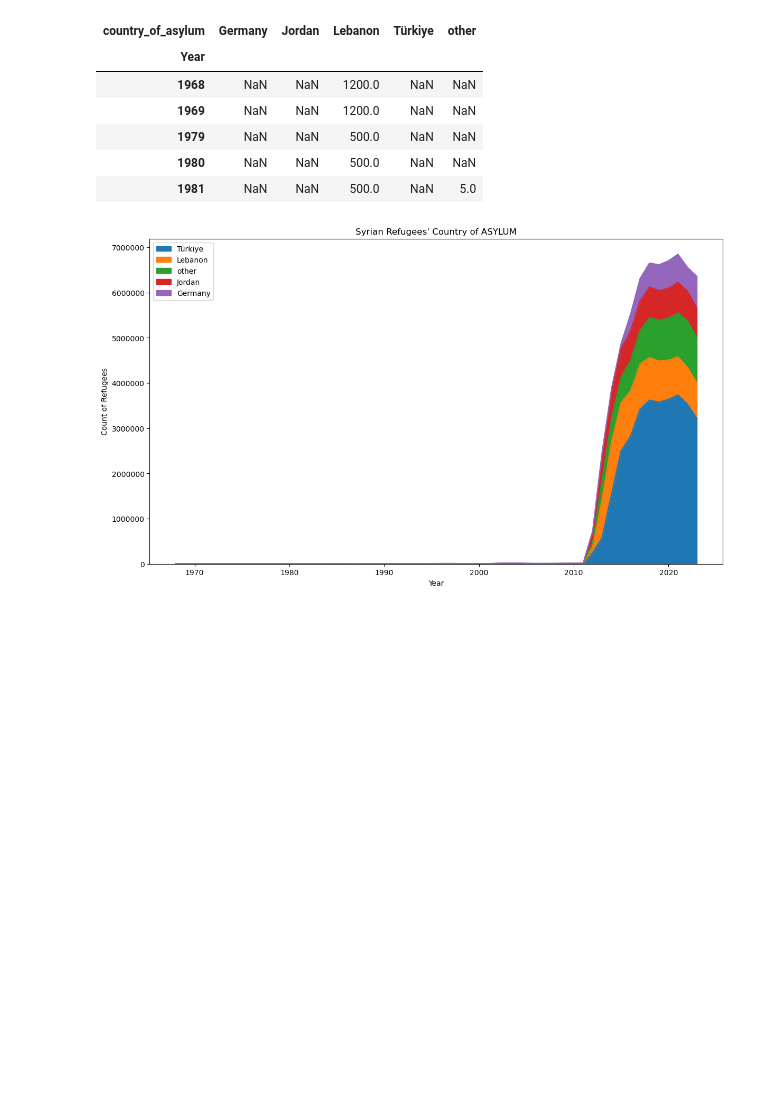
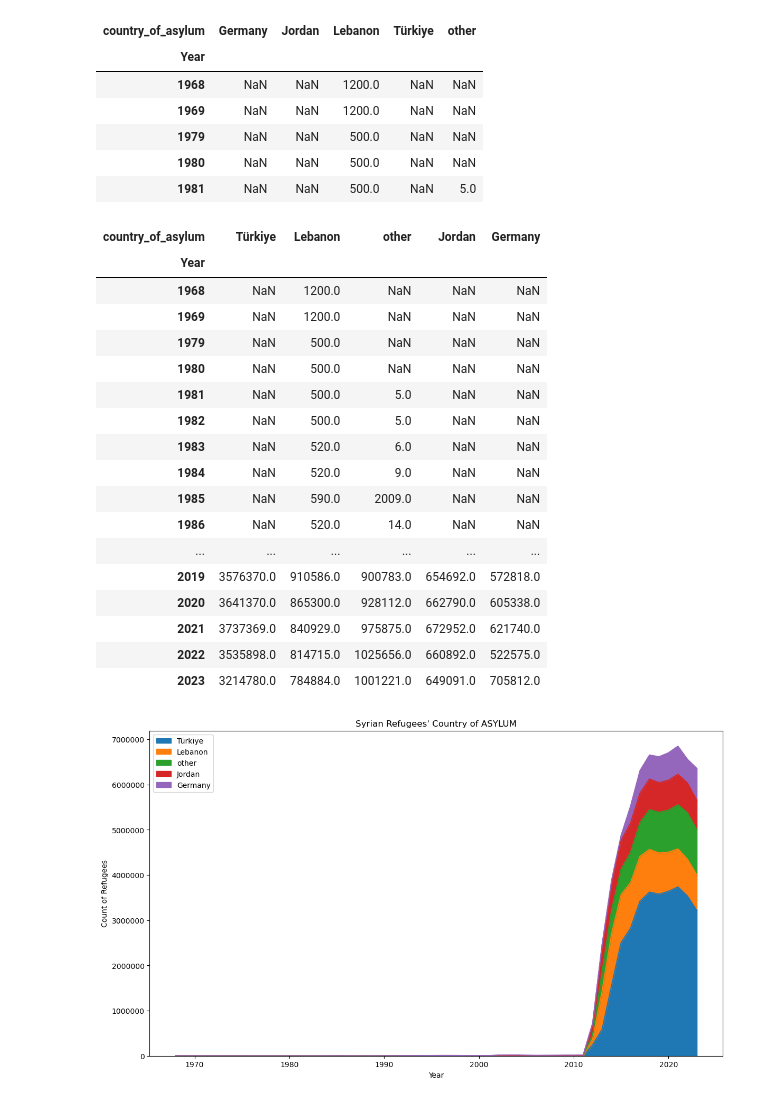
Before and after one commit to ryanhartman247/capstone_refugees_da12, a Jupyter notebook: notebooks/population_totals.ipynb, the cells around one changed output. Saved outputs shown, nothing was run; the diff lists cells and outputs as text; code cells hidden in the pictures; blank space fills up the shorter version.

```diff
--- a/notebooks/population_totals.ipynb
+++ b/notebooks/population_totals.ipynb
@@ -722,6 +745,27 @@ total_refugees_by_country_syria = syria_pivot.sum(axis=0)
 
 # Step 2: Sort the columns of the DataFrame by the total refugee count (from most to least)
 syria_pivot_sorted = syria_pivot[total_refugees_by_country_syria.sort_values(ascending=False).index]
+# %%
+syria_pivot_sorted
+# %% [output]
+| country_of_asylum | Türkiye | Lebanon | other | Jordan | Germany |
+| Year |  |  |  |  |  |
+| 1968 | NaN | 1200.0 | NaN | NaN | NaN |
+| 1969 | NaN | 1200.0 | NaN | NaN | NaN |
+| 1979 | NaN | 500.0 | NaN | NaN | NaN |
+| 1980 | NaN | 500.0 | NaN | NaN | NaN |
+| 1981 | NaN | 500.0 | 5.0 | NaN | NaN |
+| 1982 | NaN | 500.0 | 5.0 | NaN | NaN |
+| 1983 | NaN | 520.0 | 6.0 | NaN | NaN |
+| 1984 | NaN | 520.0 | 9.0 | NaN | NaN |
+| 1985 | NaN | 590.0 | 2009.0 | NaN | NaN |
+| 1986 | NaN | 520.0 | 14.0 | NaN | NaN |
+| ... | ... | ... | ... | ... | ... |
+| 2019 | 3576370.0 | 910586.0 | 900783.0 | 654692.0 | 572818.0 |
+| 2020 | 3641370.0 | 865300.0 | 928112.0 | 662790.0 | 605338.0 |
+| 2021 | 3737369.0 | 840929.0 | 975875.0 | 672952.0 | 621740.0 |
+| 2022 | 3535898.0 | 814715.0 | 1025656.0 | 660892.0 | 522575.0 |
+| 2023 | 3214780.0 | 784884.0 | 1001221.0 | 649091.0 | 705812.0 |
 # %%
 plt.figure(figsize=(14, 8))
 syria_pivot_sorted.plot(kind='area', stacked=True, ax=plt.gca())
```
Also changed, not shown: parts of 3 cells of this notebook, 3 other files.
